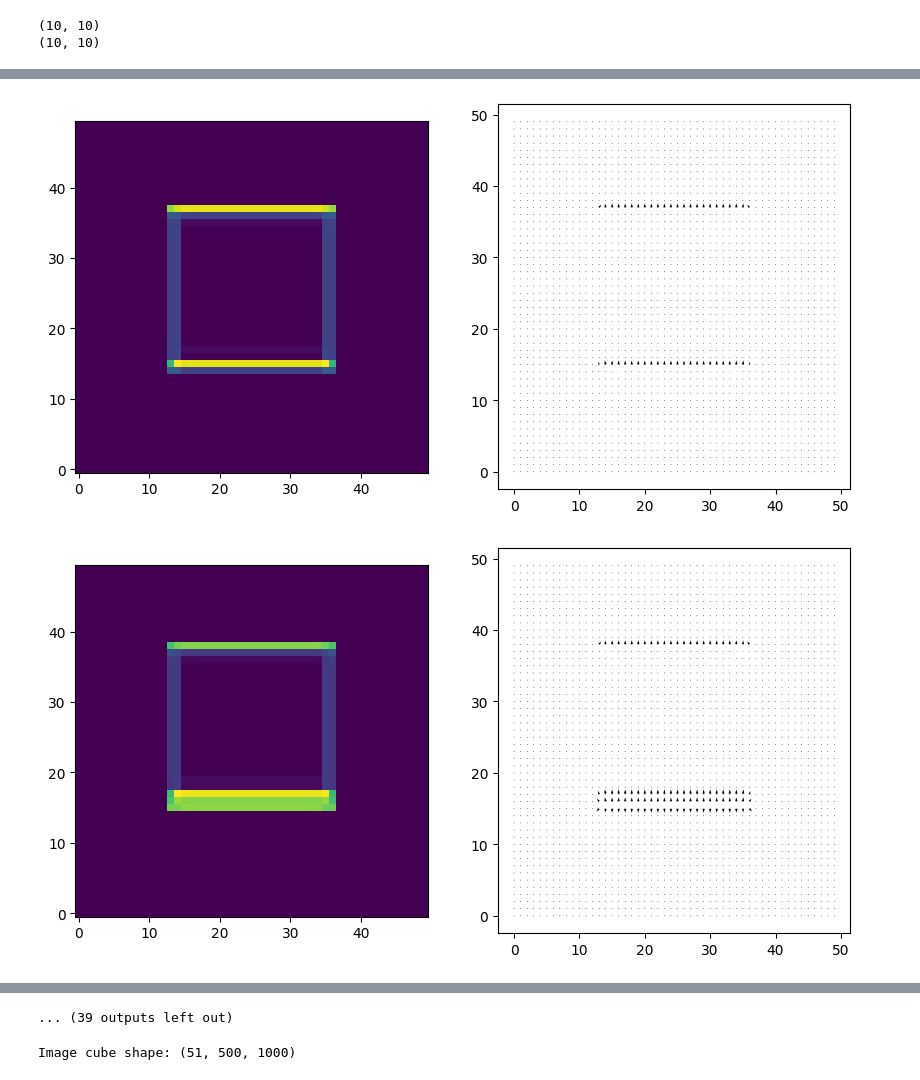
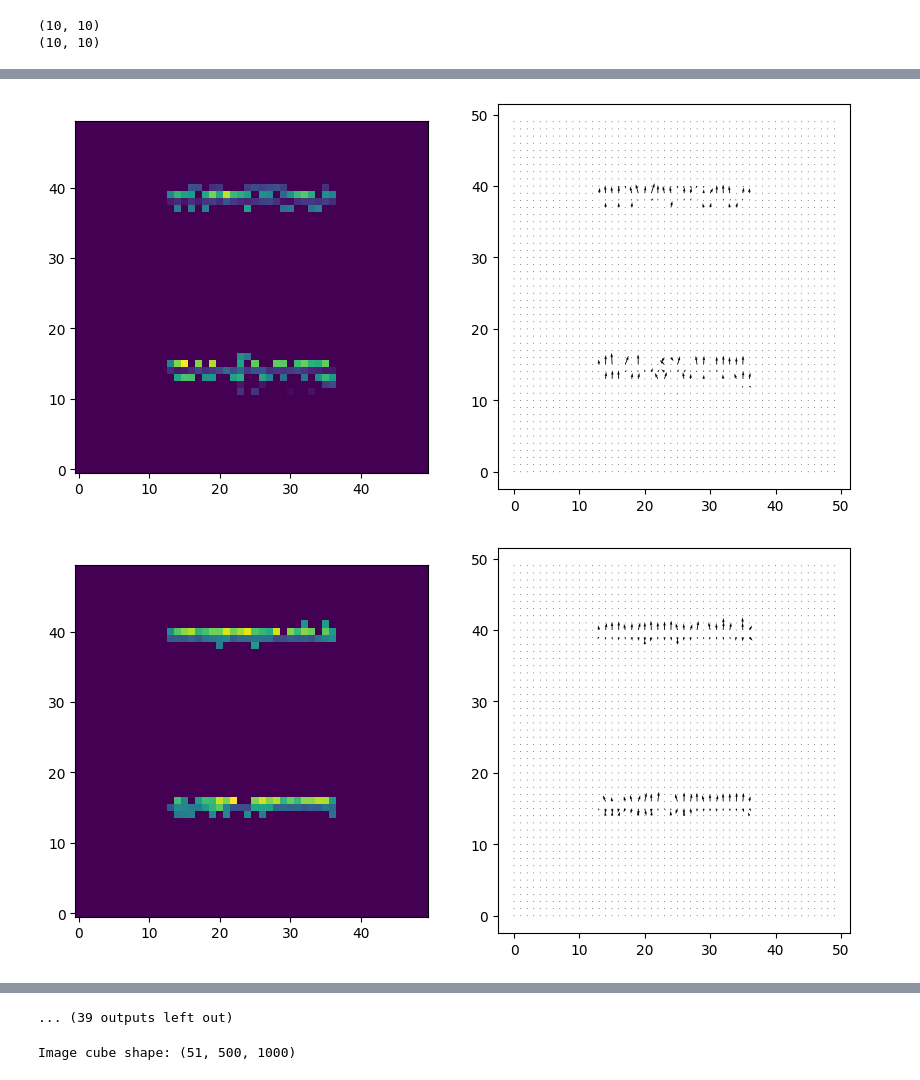
Before and after one commit to Norman-lib/LLBMOF-project, a Jupyter notebook: Example.ipynb, the cells around one changed output, grey strips where cells are left out. Drawn from its saved outputs; the diff is of its cells as text; code cells hidden in the pictures.

```diff
--- a/Example.ipynb
+++ b/Example.ipynb
@@ -228,16 +228,19 @@ import numpy as np
 # Add Gaussian noise to the synthetic cube
 noise_std = 0.05
 noisy_synthetic_cube = syntheticCube + np.random.normal(0, noise_std, syntheticCube.shape)
-
+L_noiy, S_noiy, W_noiy, error_history_noiy = godec(noisy_synthetic_cube,r,k,q,10,0.01)
 
 
 frame = 34
-
 plt.figure()
-plt.subplot(1,2,1)
+plt.subplot(1,3,1)
 plt.imshow(noisy_synthetic_cube[frame, :,:],cmap='gray')
+plt.title('noisy_synthetic_cube')
+plt.figure()
+plt.subplot(1,3,2)
+plt.imshow(L[frame, :,:],cmap='gray')
 plt.title('Low rank component')
-plt.subplot(1,2,2)
-plt.imshow(noisy_synthetic_cube[frame , :,:],cmap='gray')
+plt.subplot(1,3,3)
+plt.imshow(S[frame , :,:],cmap='gray')
 plt.title('Sparse component')
 # %% [output]
@@ -246,7 +260,7 @@ Text(0.5, 1.0, 'Sparse component')
 # %%
 # Applying the flow algorithm
 from flowAlgorithm import flow_algorithm
-rho = syntheticCube  # Sparse component
+rho = noisy_synthetic_cube  # Sparse component
 N = 5  # Number of correction cycles
 omega_fr = 0.1  # Relaxation frequency
 omega_tilde = 0.1  # Correction rate
@@ -254,6 +268,15 @@ nbFrames = rho.shape[0]  # Number of frames in the video (put 1 if you have 2 fr
 
 # Apply the flow algorithm
 velocity_field = flow_algorithm(rho, N, omega_fr, omega_tilde, nbFrames)
+# %%
+rho = S_noiy  # Sparse component
+N = 5  # Number of correction cycles
+omega_fr = 0.1  # Relaxation frequency
+omega_tilde = 0.1  # Correction rate
+nbFrames = rho.shape[0]  # Number of frames in the video (put 1 if you have 2 frames)
+
+# Apply the flow algorithm
+velocity_field_Dec = flow_algorithm(rho, N, omega_fr, omega_tilde, nbFrames)
 # %%
 x,y = np.meshgrid(np.linspace(-5,5,10),np.linspace(-5,5,10))
 print(x.shape)
@@ -277,0 +301,10 @@ plt.colorbar()
+# %%
+print(np.linalg.norm(np.array([1,0]),axis=0))
+speed_magnitude = np.zeros((nbFrames, rho.shape[1], rho.shape[2]))
+for t in range(nbFrames-1):
+    for x in range(rho.shape[1]):
+        for y in range(rho.shape[2]):
+            speed_magnitude[t, x, y] = np.sqrt( (velocity_field_Dec[t, x, y, 0])**2 + (velocity_field_Dec[t, x, y, 1])**2)
+frame = 35
+plt.imshow(speed_magnitude[frame, :, :], cmap='viridis', origin='lower')
+plt.colorbar()
@@ -278,7 +315,7 @@ plt.colorbar()
 # %%
 frame_index =10
-for frame_index in range(len(velocity_field)):
-    selected_frame = velocity_field[frame_index]
+for frame_index in range(len(velocity_field_Dec)):
+    selected_frame = velocity_field_Dec[frame_index]
 
     # Extract the x and y components of the velocity vectors
     x_component = selected_frame[:, :, 1]
@@ -300,2 +337,2 @@ for frame_index in range(len(velocity_field)):
-[figure, old version]
+[figure, new version]
-[figure, old version]
+[figure, new version]
```
Also changed, not shown: parts of 9 cells of this notebook, 53 other files.
